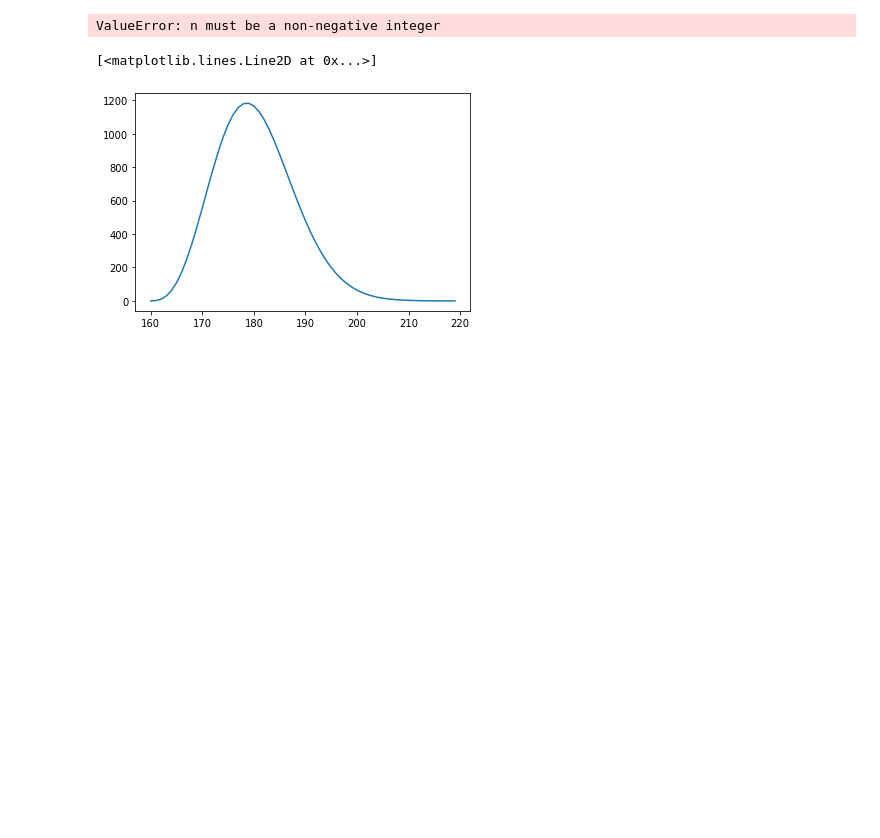
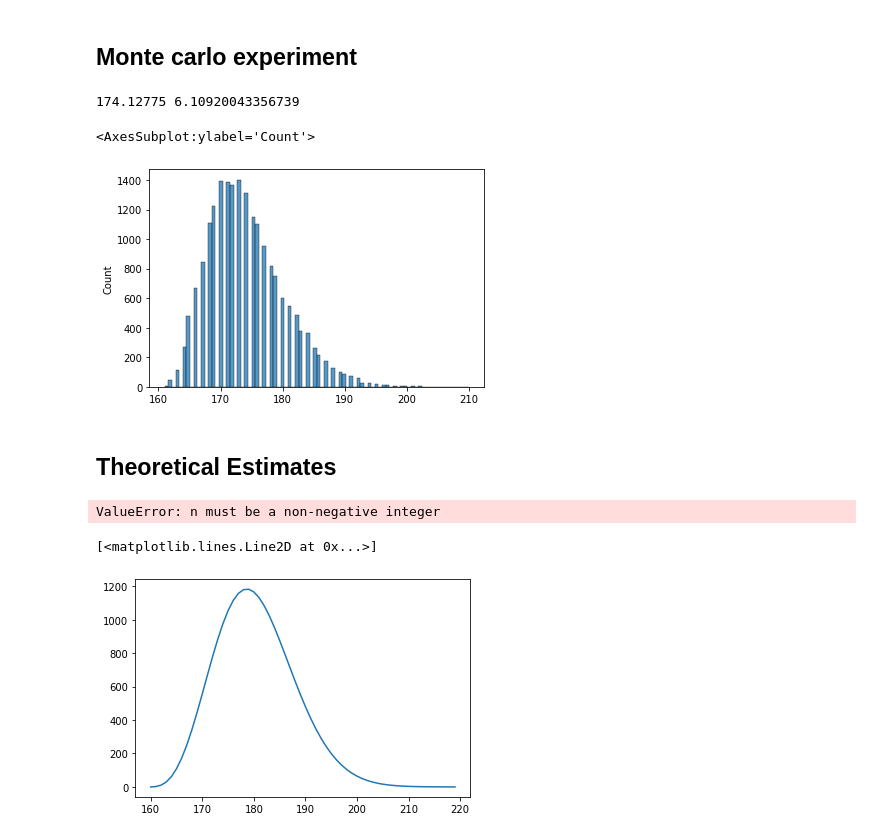
Before and after one commit to GJiananChen/ReCoV, a Jupyter notebook: stats.ipynb, the cells around one changed output. Saved outputs shown, nothing was run; the diff lists cells and outputs as text; code cells hidden in the pictures; blank space fills up the shorter version.

Commit message:
more experiments with metrics

```diff
--- a/stats.ipynb
+++ b/stats.ipynb
@@ -4,3 +4,26 @@ import numpy as np
 import pandas as pd
 from matplotlib import pyplot as plt
 import seaborn as sns
+# %% [markdown]
+## Monte carlo experiment
+# %%
+#Get worst fold , number of values
+n_noise = 800
+n_clean = 7200
+monte_runs = 20000
+k = 5
+run_result = []
+for r in range(monte_runs):
+    np.random.seed(r)
+    samples = np.array([1]*n_noise + [0]*n_clean)
+    np.random.shuffle(samples)
+    #Split in k folds
+    subsets = [samples[i*(len(samples)//k):(i+1)*(len(samples)//k)] for i in range(k)]
+    get_noise_dist = [np.sum(subsets[i]) for i in range(k)]
+    run_result.append(np.max(get_noise_dist))
+print(np.mean(run_result),np.std(run_result))
+sns.histplot(run_result)
+# %% [output]
+174.12775 6.10920043356739
+<AxesSubplot:ylabel='Count'>
+[figure, added]
@@ -7,3 +33,5 @@ import seaborn as sns
+# %% [markdown]
+## Theoretical Estimates
 # %%
 def calc_possibilities(t,n,a,b):
     sum = 0
```
Also changed, not shown: parts of 5 cells of this notebook, 2 other files.
